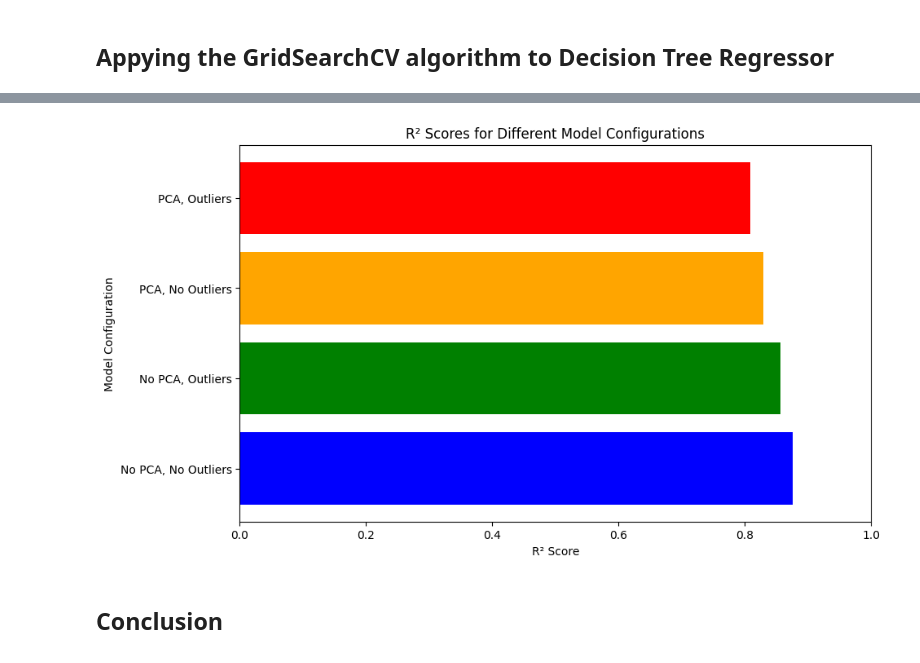
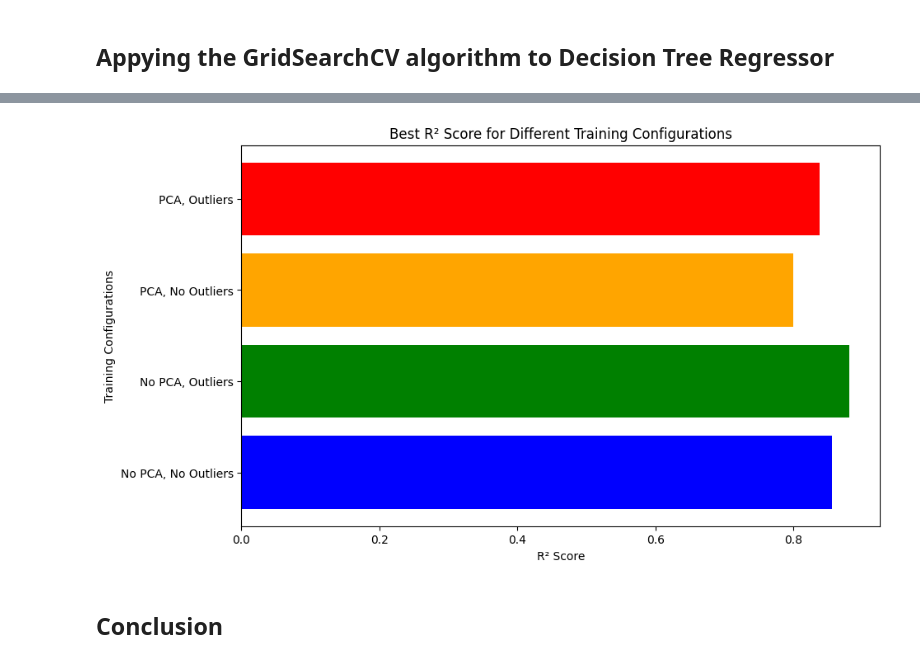
Before and after one commit to PepeuFBV/Regression-Models, a Jupyter notebook: model_ExtraTrees.ipynb, the cells around one changed output, grey strips where cells are left out. Cells and saved outputs as stored; diff of their text form; code cells hidden in the pictures.

```diff
--- a/model_ExtraTrees.ipynb
+++ b/model_ExtraTrees.ipynb
@@ -187,15 +181,30 @@ Best R² score: 0.8751327542109248
-# %%
-# Plotting R² and training configurations
-labels = ['No PCA, No Outliers', 'No PCA, Outliers', 'PCA, No Outliers', 'PCA, Outliers']
-plt.figure(figsize=(10, 6))
-plt.barh(labels, scores, color=['blue', 'green', 'orange', 'red'])
-plt.xlabel('R² Score')
-plt.ylabel('Model Configuration')
-plt.title('R² Scores for Different Model Configurations')
-plt.xlim(0, 1)
-plt.show()
-# %% [output]
-[figure, removed]
+# %%
+best_scores_dict = {
+    'No PCA, No Outliers': -float('inf'),
+    'No PCA, Outliers': -float('inf'),
+    'PCA, No Outliers': -float('inf'),
+    'PCA, Outliers': -float('inf')
+}
+
+# Iterate through the scores list and update the dictionary with the best scores
+for r2, apply_pca, remove_outliers_flag, _ in scores:
+    key = f"{'PCA' if apply_pca else 'No PCA'}, {'Outliers' if remove_outliers_flag else 'No Outliers'}"
+    if r2 > best_scores_dict[key]:
+        best_scores_dict[key] = r2
+
+# Extract labels and best scores
+labels = list(best_scores_dict.keys())
+best_scores = list(best_scores_dict.values())
+
+# Plotting R² and training configurations
+plt.figure(figsize=(10, 6))
+plt.barh(labels, best_scores, color=['blue', 'green', 'orange', 'red'])
+plt.xlabel('R² Score')
+plt.ylabel('Training Configurations')
+plt.title('Best R² Score for Different Training Configurations')
+plt.show()
+# %% [output]
+[figure, added]
 # %% [markdown]
 ## Conclusion
 # %% [markdown]
```
Also changed, not shown: parts of 1 cell of this notebook, 4 other files.
